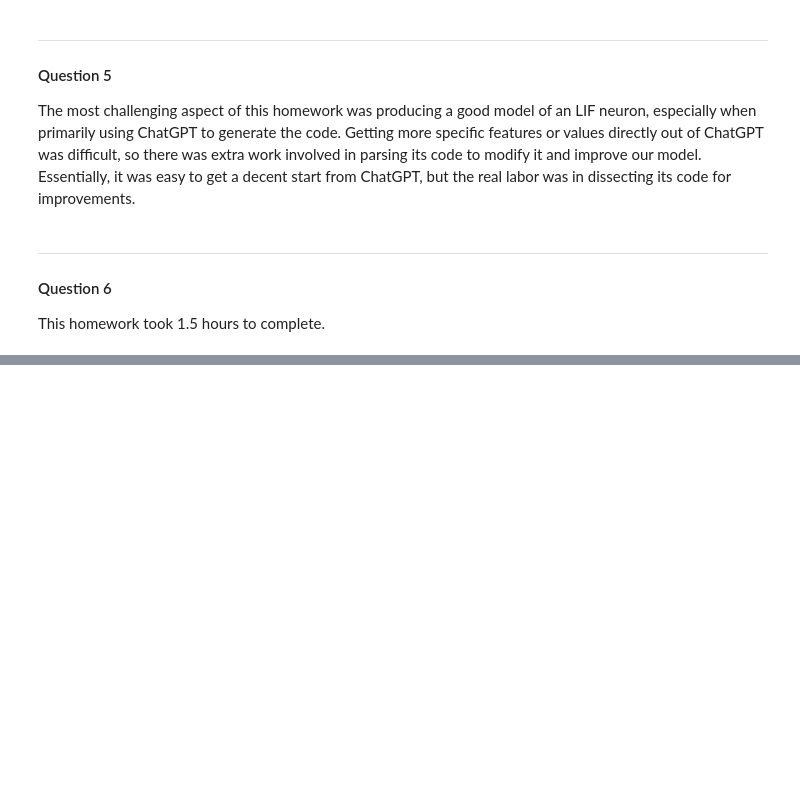
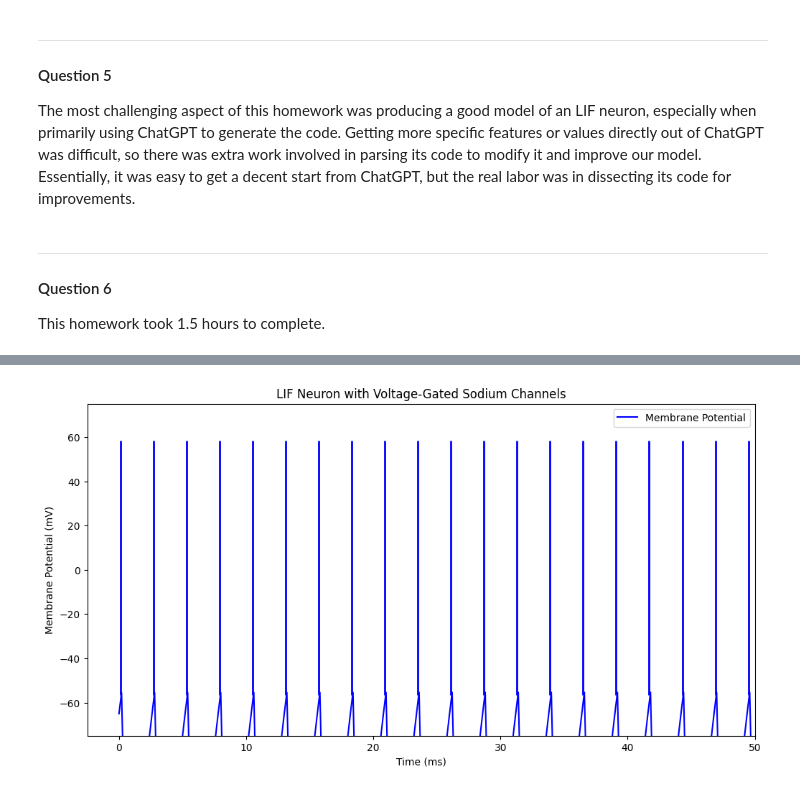
Before and after one commit to jmiller458/neur3002, a Jupyter notebook: NEUR 3002 HW 2.ipynb, the cells around one changed output, grey strips where cells are left out. Drawn from its saved outputs; the diff is of its cells as text; code cells hidden in the pictures; blank space fills up the shorter version.

```diff
--- a/NEUR 3002 HW 2.ipynb
+++ b/NEUR 3002 HW 2.ipynb
@@ -118,0 +147,93 @@ This homework took 1.5 hours to complete.
+# %%
+import numpy as np
+import matplotlib.pyplot as plt
+
+class LIFNeuronWithChannels:
+    def __init__(self, tau_m=10, v_rest=-70, v_thresh=-55, tau_ref=2, v_reset=-80, v_spike=20, sodium_channels=True):
+        self.tau_m = tau_m  # membrane time constant
+        self.v_rest = v_rest  # resting membrane potential
+        self.v_thresh = v_thresh  # threshold potential
+        self.tau_ref = tau_ref  # refractory period
+        self.v_reset = v_reset  # reset potential after a spike
+        self.v_spike = v_spike  # spike potential
+        self.sodium_channels = sodium_channels
+
+        # Sodium channel parameters
+        self.m = 0  # Sodium channel activation variable
+        self.h = 1  # Sodium channel inactivation variable
+        self.g_Na = 20  # Sodium conductance
+
+        self.reset()
+
+    def reset(self):
+        self.v = self.v_rest
+        self.refractory_time = 0
+        self.m = 0
+        self.h = 1
+
+    def sodium_channel_dynamics(self, dt):
+        alpha_m = 0.1 * (self.v + 40) / (1 - np.exp(-(self.v + 40) / 10))
+        beta_m = 4 * np.exp(-(self.v + 65) / 18)
+
+        alpha_h = 0.07 * np.exp(-(self.v + 65) / 20)
+        beta_h = 1 / (1 + np.exp(-(self.v + 35) / 10))
+
+        self.m += dt * (alpha_m * (1 - self.m) - beta_m * self.m)
+        self.h += dt * (alpha_h * (1 - self.h) - beta_h * self.h)
+
+    def update(self, dt, current):
+        if self.refractory_time > 0:
+            self.refractory_time -= dt
+            self.v = self.v_reset
+        else:
+            dv = (-(self.v - self.v_rest) + current - self.g_Na * self.m**3 * self.h * (self.v - 50)) / self.tau_m * dt
+
+            # Sodium channel dynamics
+            if self.sodium_channels:
+                self.sodium_channel_dynamics(dt)
+                dv += self.g_Na * self.m**3 * self.h * (self.v - 50)
+
+            self.v += dv
+
+            if self.v >= self.v_thresh:
+                self.v = self.v_reset
+                self.refractory_time = self.tau_ref
+
+def simulate_lif_neuron(neuron, currents, dt=0.1, duration=100):
+    num_steps = int(duration / dt)
+
+    voltages = []
+    spike_times = []
+
+    for i in range(num_steps):
+        current = currents[i] if i < len(currents) else 0
+        neuron.update(dt, current)
+        voltages.append(neuron.v)
+
+        if neuron.v >= neuron.v_thresh-1:
+            spike_times.append(i * dt)
+
+    time = np.arange(0, duration, dt)
+    return time, voltages, spike_times
+
+# Example usage:
+currents = np.ones(1000) * 500  # 100 ms of input current
+neuron_with_channels = LIFNeuronWithChannels(sodium_channels=True)
+time, voltages, spike_times = simulate_lif_neuron(neuron_with_channels, currents)
+
+# Plotting the results
+plt.figure(figsize=(12, 6))
+
+plt.plot(time, voltages, label='Membrane Potential', color='b')
+plt.eventplot(np.array(spike_times)-0.1, color='b', linewidths=2, linelengths=115) # Draw the spikes
+
+plt.title('LIF Neuron with Voltage-Gated Sodium Channels')
+plt.xlabel('Time (ms)')
+plt.ylabel('Membrane Potential (mV)')
+plt.ylim([-75, 75])
+plt.xlim([-2.5,50])
+plt.legend()
+
+plt.show()
+# %% [output]
+[figure, added]
```
Also changed, not shown: parts of 6 cells of this notebook.
